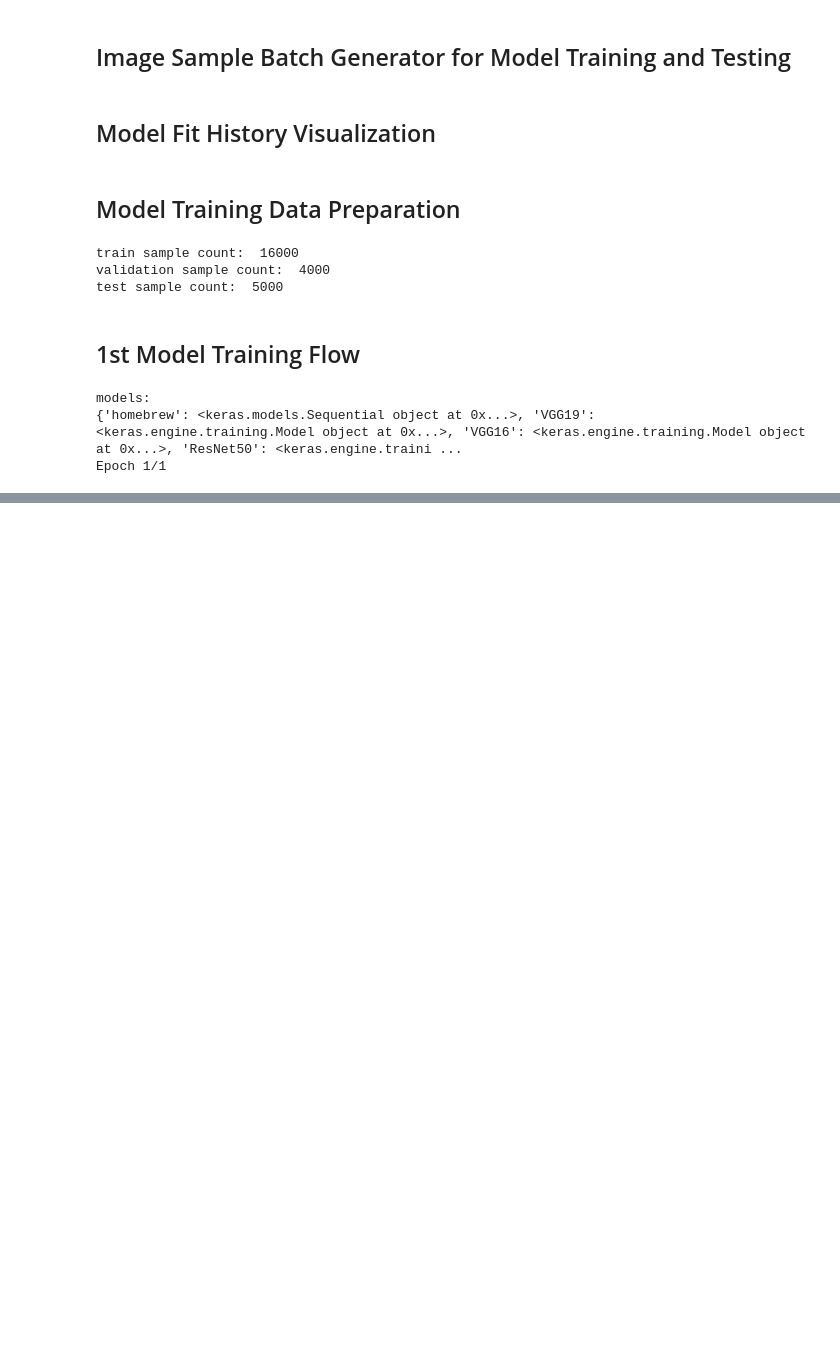
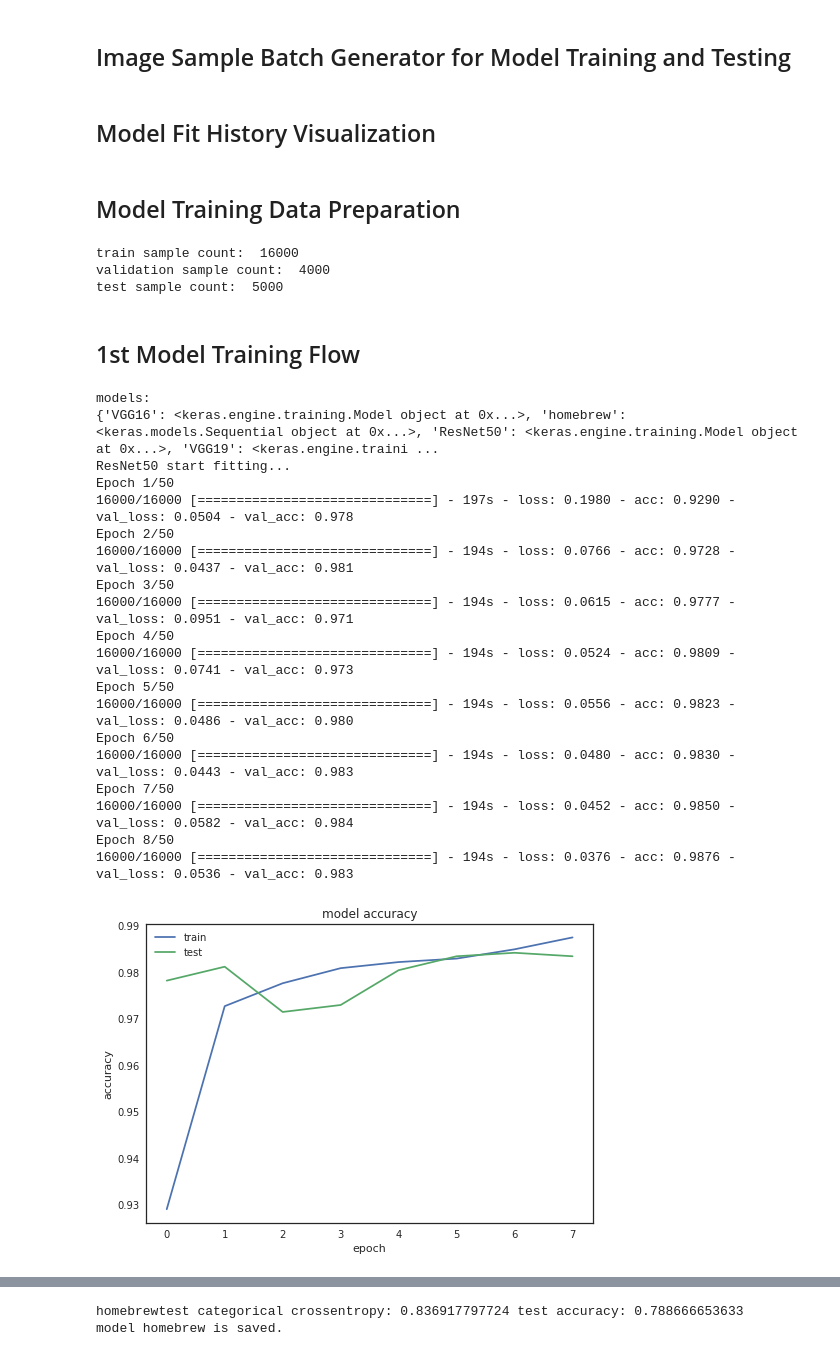
Before and after one commit to zwh42/DogVsCat, a Jupyter notebook: DogVsCatFlowSetup.ipynb, the cells around one changed output, grey strips where cells are left out. Drawn from its saved outputs; the diff is of its cells as text; code cells hidden in the pictures; blank space fills up the shorter version.

Commit message:
1st round model run

```diff
--- a/DogVsCatFlowSetup.ipynb
+++ b/DogVsCatFlowSetup.ipynb
@@ -381,23 +383,41 @@ test sample count:  5000
 # %%
 model_dict["homebrew"] = homebrew_model
 print("models:")
 print(model_dict)
 
-num_epochs = 1
+num_epochs = 50
 
-early_stop_callback = EarlyStopping(monitor='val_loss', min_delta=0.001, patience=0, verbose=0, mode='auto')
+early_stop_callback = EarlyStopping(monitor='val_loss', min_delta=0.0001, patience=5, verbose=0, mode='auto')
 
 for model_name in sorted(model_dict.keys()):
     model = model_dict[model_name]
+    print(model_name + " start fitting...")
     history_object = model.fit_generator(train_generator, samples_per_epoch= int(len(train_samples)),
                                          validation_data=validation_generator, nb_val_samples=len(validation_samples),
                                          nb_epoch=num_epochs, verbose=1, callbacks = [early_stop_callback])
-    model_fit_history_visualization(history_object, name)
+    model_fit_history_visualization(history_object, model_name)
     score = model.evaluate_generator(test_generator, 1500, max_q_size=10, nb_worker=1, pickle_safe=False)
     print(model_name + "test categorical crossentropy: "+ str(score[0]), "test accuracy: "+ str(score[1]))
     model.save("./models/" + model_name + ".h5" )
     print("model " + model_name + " is saved.")
 # %% [output]
 models:
-{'homebrew': <keras.models.Sequential object at 0x...>, 'VGG19': <keras.engine.training.Model object at 0x...>, 'VGG16': <keras.engine.training.Model object at 0x...>, 'ResNet50': <keras.engine.traini ...
-Epoch 1/1
+{'VGG16': <keras.engine.training.Model object at 0x...>, 'homebrew': <keras.models.Sequential object at 0x...>, 'ResNet50': <keras.engine.training.Model object at 0x...>, 'VGG19': <keras.engine.traini ...
+ResNet50 start fitting...
+Epoch 1/50
+16000/16000 [==============================] - 197s - loss: 0.1980 - acc: 0.9290 - val_loss: 0.0504 - val_acc: 0.978
+Epoch 2/50
+16000/16000 [==============================] - 194s - loss: 0.0766 - acc: 0.9728 - val_loss: 0.0437 - val_acc: 0.981
+Epoch 3/50
+16000/16000 [==============================] - 194s - loss: 0.0615 - acc: 0.9777 - val_loss: 0.0951 - val_acc: 0.971
+Epoch 4/50
+16000/16000 [==============================] - 194s - loss: 0.0524 - acc: 0.9809 - val_loss: 0.0741 - val_acc: 0.973
+Epoch 5/50
+16000/16000 [==============================] - 194s - loss: 0.0556 - acc: 0.9823 - val_loss: 0.0486 - val_acc: 0.980
+Epoch 6/50
+16000/16000 [==============================] - 194s - loss: 0.0480 - acc: 0.9830 - val_loss: 0.0443 - val_acc: 0.983
+Epoch 7/50
+16000/16000 [==============================] - 194s - loss: 0.0452 - acc: 0.9850 - val_loss: 0.0582 - val_acc: 0.984
+Epoch 8/50
+16000/16000 [==============================] - 194s - loss: 0.0376 - acc: 0.9876 - val_loss: 0.0536 - val_acc: 0.983
+[figure, added]
@@ -404,0 +482,2 @@ KeyboardInterrupt:
+homebrewtest categorical crossentropy: 0.836917797724 test accuracy: 0.788666653633
+model homebrew is saved.
```
Also changed, not shown: parts of 6 cells of this notebook, 9 other files.
